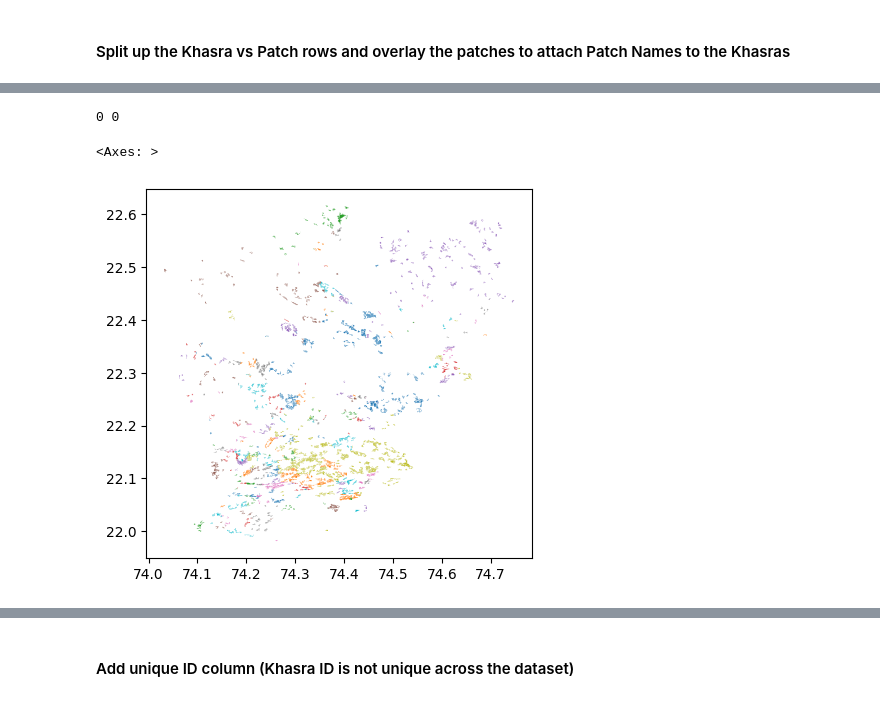
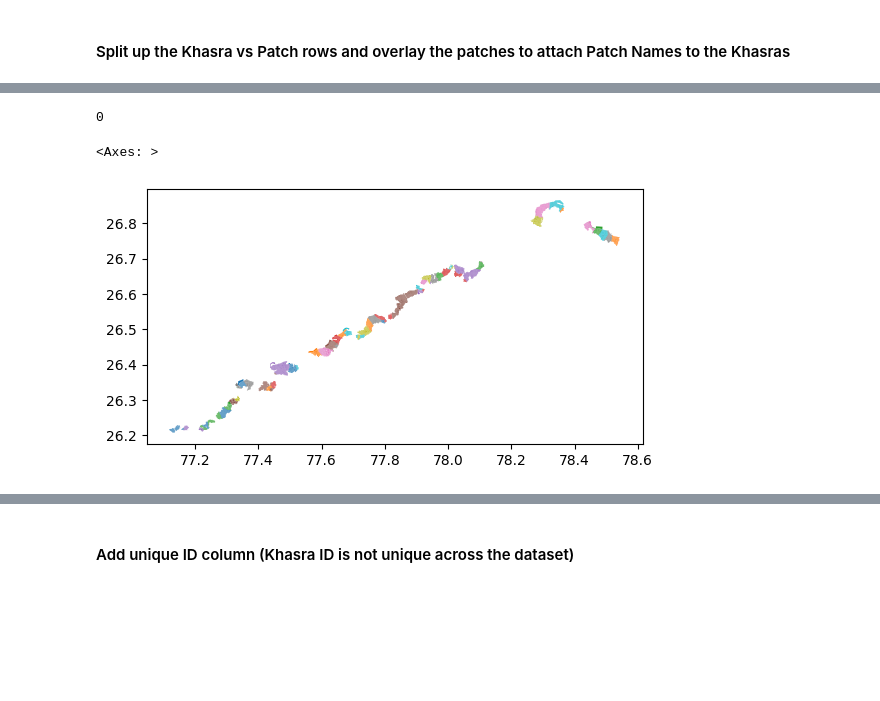
Before and after one commit to IDinsight/idinsight-solar-parks, a Jupyter notebook: notebooks/solar_parks_01_preprocessing.ipynb, the cells around one changed output, grey strips where cells are left out. Saved outputs shown, nothing was run; the diff lists cells and outputs as text; code cells hidden in the pictures; blank space fills up the shorter version.

Commit message:
add morena ravine processing

```diff
--- a/notebooks/solar_parks_01_preprocessing.ipynb
+++ b/notebooks/solar_parks_01_preprocessing.ipynb
@@ -1682,7 +1682,7 @@ save_shapefiles(
 # %% [markdown]
 ### Morena Ravine
 # %%
-alirajpur_gdf = gpd.read_file(
+morena_ravine_gdf = gpd.read_file(
     RAW_DATA_DIR / "solar_park_shapefiles" / "Morena Ravine Khasras" / "Morena_Ravine_land_khasra 020226.kml",
     driver="KML",
 )
@@ -1698,3 +1702,6 @@ alirajpur_gdf = alirajpur_gdf[alirajpur_gdf.geometry.type.isin(["Polygon", "Mult
 # %%
+# extract description info
+# get_morena_description_as_df(morena_ravine_gdf["Description"]).isna().sum()
+
 # no info in Description
-alirajpur_gdf.drop(columns=["Description"], inplace=True)
+morena_ravine_gdf.drop(columns=["Description"], inplace=True)
@@ -1746,13 +1744,12 @@ See the caveats in the documentation: https://pandas.pydata.org/pandas-docs/stab
 # %%
 # khasras - drop any rows which match ARPR somewhere, contain no numbers, or are blank in Name
-alirajpur_khasra_gdf = alirajpur_gdf[
-    ~alirajpur_gdf["Name"].str.contains("ARPR", case=False, na=False)
-    & alirajpur_gdf["Name"].str.contains(r"\d", na=False)
-    & alirajpur_gdf["Name"].notna()
-    & (alirajpur_gdf["Name"].str.strip() != "")
+morena_ravine_khasra_gdf = morena_ravine_gdf[
+    morena_ravine_gdf["Name"].str.contains(r"\d", na=False)
+    & morena_ravine_gdf["Name"].notna()
+    & (morena_ravine_gdf["Name"].str.strip() != "")
 ]
-alirajpur_khasra_gdf.rename(columns={"Name": "Khasra ID"}, inplace=True)
-alirajpur_khasra_gdf
+morena_ravine_khasra_gdf.rename(columns={"Name": "Khasra ID"}, inplace=True)
+morena_ravine_khasra_gdf
 # %% [output]
 A value is trying to be set on a copy of a slice from a DataFrame
 
@@ -1780,20 +1771,10 @@ True
 # %%
-# add in Patch Name
-alirajpur_khasra_gdf = alirajpur_khasra_gdf.sjoin(
-    alirajpur_patches_gdf, how="left", predicate="intersects"
+# add in Village Name
+morena_ravine_khasra_gdf = morena_ravine_khasra_gdf.sjoin(
+    morena_ravine_village_gdf, how="left", predicate="intersects"
 ).drop(columns=["index_right"])
-# the sjoin might result in multiple rows for 1 khasra because multipe patches cover it. This causes the
+# the sjoin might result in multiple rows for 1 khasra because multipe villages cover it. This causes the
 # index to have duplicates. Only keep the first occurrence.
-alirajpur_khasra_gdf = alirajpur_khasra_gdf[
-    ~alirajpur_khasra_gdf.index.duplicated(keep="first")
+morena_ravine_khasra_gdf = morena_ravine_khasra_gdf[
+    ~morena_ravine_khasra_gdf.index.duplicated(keep="first")
 ]
-
-# add in Tehsil Name
-alirajpur_khasra_gdf = alirajpur_khasra_gdf.sjoin(
-    alirajpur_tehsil_gdf, how="left", predicate="intersects"
-).drop(columns=["index_right"])
-# the sjoin might result in multiple rows for 1 khasra because multipe patches cover it. This causes the
-# index to have duplicates. Only keep the first occurrence.
-alirajpur_khasra_gdf = alirajpur_khasra_gdf[
-    ~alirajpur_khasra_gdf.index.duplicated(keep="first")
-]
@@ -1816,9 +1797,9 @@ alirajpur_khasra_gdf
 # %%
-print(alirajpur_khasra_gdf["Patch Name"].isnull().sum(), alirajpur_khasra_gdf["Tehsil Name"].isnull().sum())
+print(morena_ravine_khasra_gdf["Village Name"].isnull().sum())
 # %% [output]
-0 0
+0
 # %%
-alirajpur_khasra_gdf.plot(column="Tehsil Name")
+morena_ravine_khasra_gdf.plot(column="Village Name")
 # %% [output]
 <Axes: >
-[figure, old version]
+[figure, new version]
```
Also changed, not shown: parts of 22 cells of this notebook.
